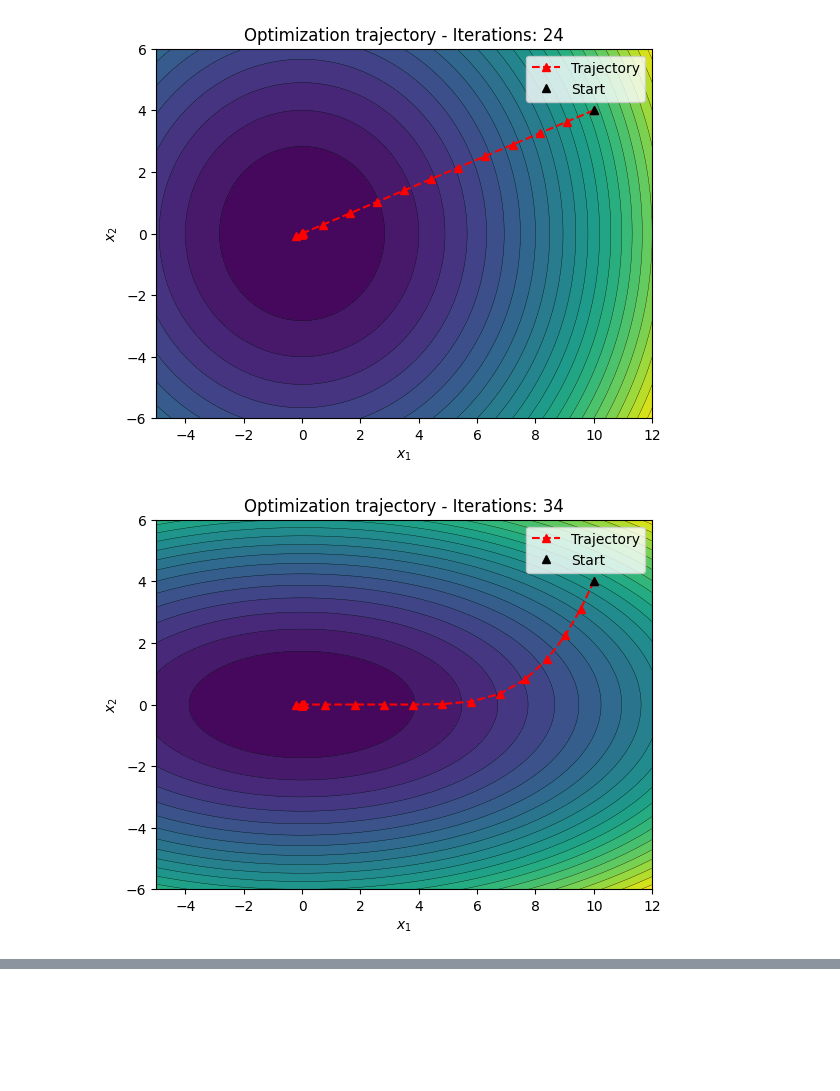
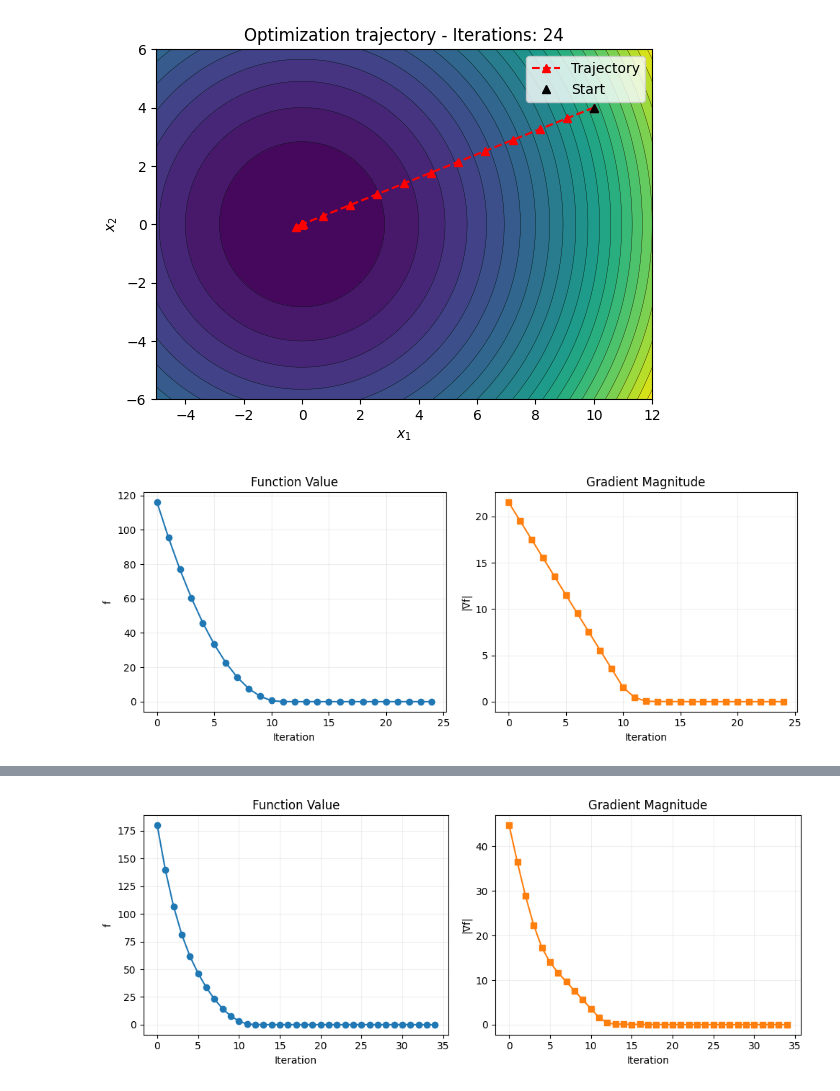
Before and after one commit to fneri13/NumOpt, a Jupyter notebook: notebooks/4-15.ipynb, the cells around one changed output, grey strips where cells are left out. Cells and saved outputs as stored; diff of their text form; code cells hidden in the pictures; blank space fills up the shorter version.

```diff
--- a/notebooks/4-15.ipynb
+++ b/notebooks/4-15.ipynb
@@ -11,9 +11,10 @@ def func(x, beta=1.0):
 # %%
 for beta in [1.0, 5.0, 15.0]:
     prob = OptimizationProblem(nDim=2, bounds=[(-5,12), (-6, 6)])
     prob.setObjectiveFunction(func, beta)
     history = prob.solve(x0=[10, 4], directionMethod='steepest_descent', stepMethod='backtracking', options={'maxIter':500, 'tol':1e-6})
     prob.plotSolutionHistory(history)
+    prob.plotFunctionDecreaseHistory(history)
 # %% [output]
-[figure, old version]
+[figure, new version]
-[figure, old version]
+[figure, new version]
@@ -20,0 +22 @@ for beta in [1.0, 5.0, 15.0]:
+[figure, added]
```
Also changed, not shown: parts of 1 cell of this notebook, 6 other files.
